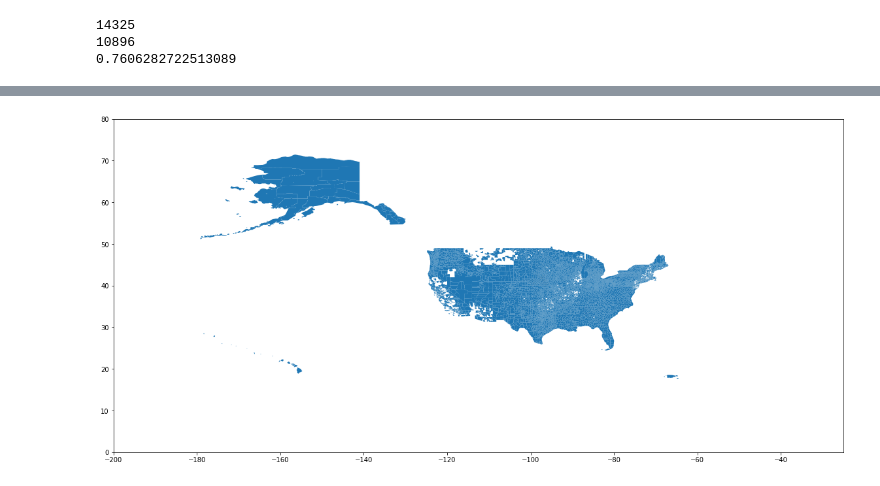
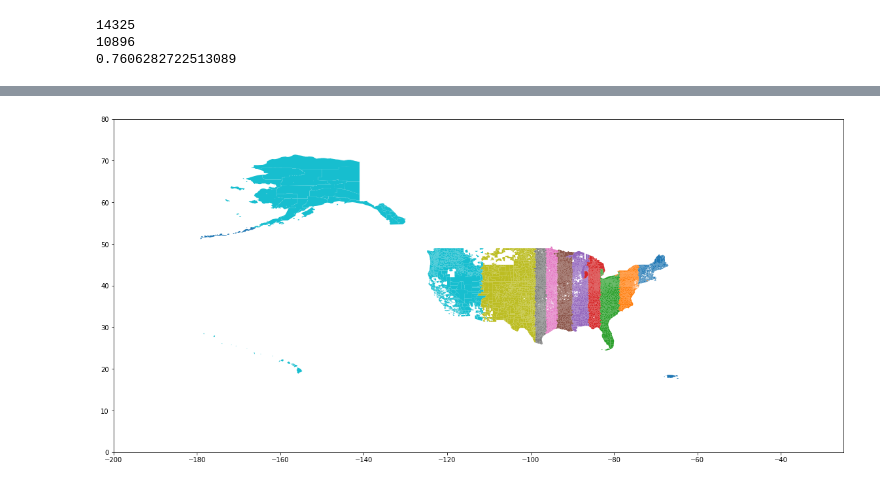
Before and after one commit to jamu0075/US-Education-Project, a Jupyter notebook: EDA/eda.ipynb, the cells around one changed output, grey strips where cells are left out. Cells and saved outputs as stored; diff of their text form; code cells hidden in the pictures.

```diff
--- a/EDA/eda.ipynb
+++ b/EDA/eda.ipynb
@@ -279,9 +326,9 @@ NOT MATCHED FROM SD
 # %%
-fig = map_data.plot(figsize = (20,20))
+fig = map_data.plot(column='INTPTLON', figsize = (20,20))
 
 plt.xlim([-200,-25])
 plt.ylim([0,80])
 
 plt.show()
 # %% [output]
-[figure, old version]
+[figure, new version]
```
Also changed, not shown: parts of 7 cells of this notebook.
